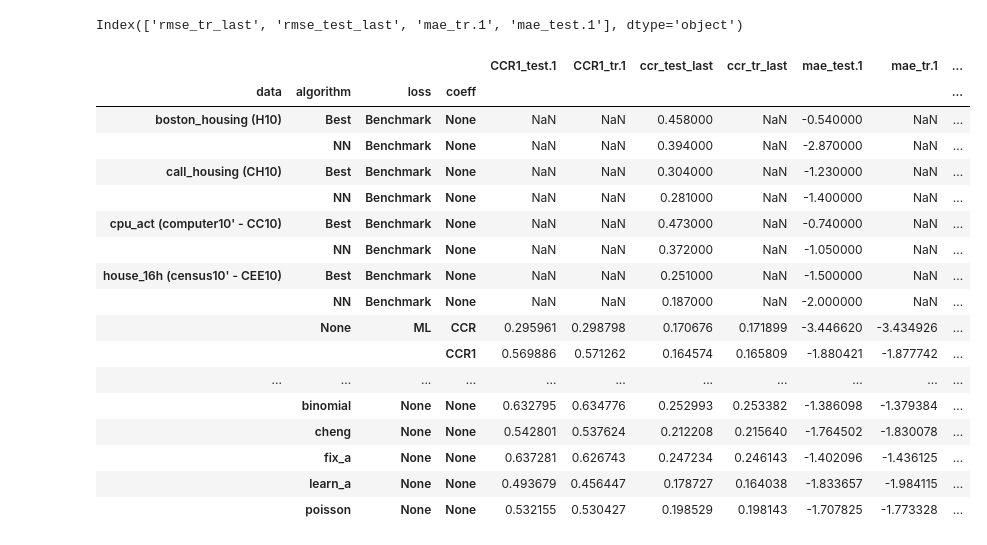
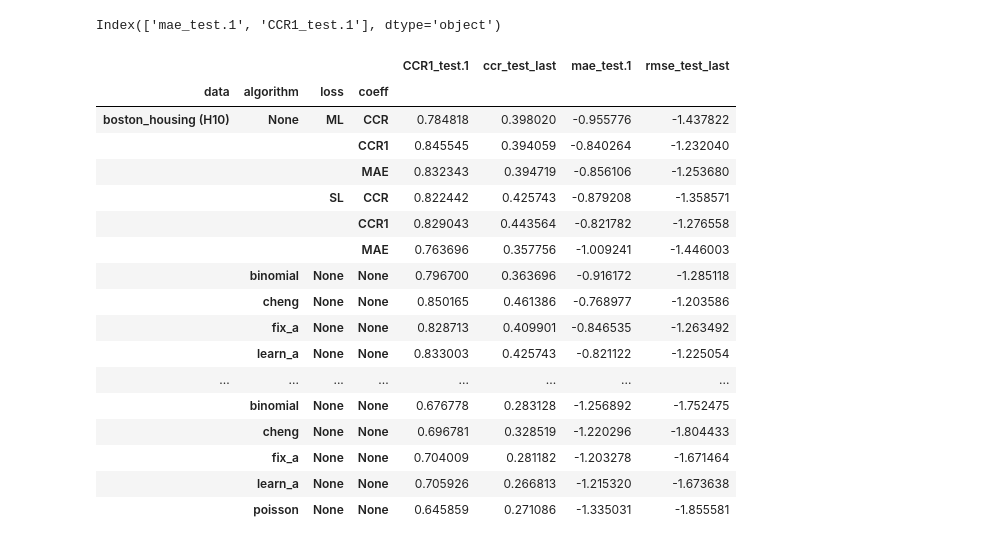
Before and after one commit to ozantezcan/Object-Counting-in-Amazon-Bin-Image-Dataset, a Jupyter notebook: analyze_excel.ipynb, the cells around one changed output. Drawn from its saved outputs; the diff is of its cells as text; code cells hidden in the pictures.

Commit message:
Compared the results with cheng, fix-a, learn-a etc. on ordinal regression datasets.

```diff
--- a/analyze_excel.ipynb
+++ b/analyze_excel.ipynb
@@ -4,7 +4,7 @@ import pandas as pd
 from IPython.display import display, HTML
 # %%
 #Read excel file
-dfs = pd.read_excel('./weight_comparison_with_baselines_23_Feb_2018.xlsx')
+dfs = pd.read_excel('./weight_comparison_with_baselines_25_Feb_2018.xlsx')
 dfs.head()
 
 tmp = dfs.columns.values
@@ -92,10 +92,10 @@ dfs_test
 # %%
 # Drop the unnecessary colums
 
-dfs_test = dfs_test.drop(['Date',  'hidden', 'dim' , 'num_classes', 'lr_init',
+dfs_test = dfs_test.drop(['Date',  'hidden', 'dim' , 'num_classes',
                       'Number of iter', 'loss_tr', 'loss_test', 'CCR_tr', 'CCR_test',
                       'rmse_tr', 'rmse_test', 'mae_tr', 'mae_test', 'CCR1_tr', 'CCR1_test',
-                      'last_iter' ], axis=1)
+                      'last_iter', 'CCR1_tr.1', 'ccr_tr_last', 'mae_tr.1', 'rmse_tr_last'  ], axis=1)
 #dfs_simple.head()
 
 #dfs_test = dfs_simple.drop(dfs_simple.columns[3:15], axis=1)
@@ -113,9 +113,9 @@ dfs_test_w_benchmark = dfs_test.append(dfs_benchmark)
 
 map_data = {'house_16h': 'house_16h (census10\' - CEE10)', 'house_16H': 'house_16h (census10\' - CEE10)',
             'cpu_act':'cpu_act (computer10\' - CC10)',
-            'boston_housing':'boston_housing (H10)', 'call_housing': 'call_housing (CH10)'}
+            'boston_housing':'boston_housing (H10)', 'call_housing': 'call_housing (CH10)','cal_housing': 'call_housing (CH10)'}
 dfs_test.data = [map_data[x] for x in dfs_test.data.values]
 dfs_test_w_benchmark.data = [map_data[x] for x in dfs_test_w_benchmark.data.values]
 
-dfs_test_w_benchmark.head()
+dfs_test_w_benchmark
 # %% [output]
@@ -128,34 +140,37 @@ dfs_test_w_benchmark.head()
 # %%
-dfs_test_mean = dfs_test.groupby(['data', 'algorithm', 'loss', 'coeff']).mean()
+dfs_test_mean = dfs_test.groupby(['data', 'algorithm', 'loss', 'coeff', 'lr_init']).mean()
+
 #Negate the rmse and mae columns
 print(dfs_test_mean.columns[2:6])
-dfs_test_mean[dfs_test_mean.columns[2:6]] = -dfs_test_mean[dfs_test_mean.columns[2:6]].values
+dfs_test_mean[['mae_test.1', 'rmse_test_last']] = -dfs_test_mean[['mae_test.1', 'rmse_test_last']].values
+dfs_test_mean = dfs_test_mean.groupby(['data', 'algorithm', 'loss', 'coeff']).max()
 
-dfs_test_w_benchmark_mean = dfs_test_w_benchmark.groupby(['data', 'algorithm', 'loss', 'coeff']).mean()
+dfs_test_w_benchmark_mean = dfs_test_w_benchmark.groupby(['data', 'algorithm', 'loss', 'coeff', 'lr_init']).mean()
 #Negate the rmse and mae columns
-dfs_test_w_benchmark_mean[dfs_test_mean.columns[2:6]] = -dfs_test_w_benchmark_mean[dfs_test_mean.columns[2:6]].values
+dfs_test_w_benchmark_mean[['mae_test.1', 'rmse_test_last']] = -dfs_test_w_benchmark_mean[['mae_test.1', 'rmse_test_last']].values
 
+dfs_test_w_benchmark_mean = dfs_test_w_benchmark_mean.groupby(['data', 'algorithm', 'loss', 'coeff']).max()
 dfs_test_w_benchmark_mean
 # %% [output]
-Index(['rmse_tr_last', 'rmse_test_last', 'mae_tr.1', 'mae_test.1'], dtype='object')
+Index(['mae_test.1', 'CCR1_test.1'], dtype='object')
-|  |  |  |  | CCR1_test.1 | CCR1_tr.1 | ccr_test_last | ccr_tr_last | mae_test.1 | mae_tr.1 | ... |
-| data | algorithm | loss | coeff |  |  |  |  |  |  | ... |
-| boston_housing (H10) | Best | Benchmark | None | NaN | NaN | 0.458000 | NaN | -0.540000 | NaN | ... |
-|  | NN | Benchmark | None | NaN | NaN | 0.394000 | NaN | -2.870000 | NaN | ... |
-| call_housing (CH10) | Best | Benchmark | None | NaN | NaN | 0.304000 | NaN | -1.230000 | NaN | ... |
-|  | NN | Benchmark | None | NaN | NaN | 0.281000 | NaN | -1.400000 | NaN | ... |
-| cpu_act (computer10' - CC10) | Best | Benchmark | None | NaN | NaN | 0.473000 | NaN | -0.740000 | NaN | ... |
-|  | NN | Benchmark | None | NaN | NaN | 0.372000 | NaN | -1.050000 | NaN | ... |
-| house_16h (census10' - CEE10) | Best | Benchmark | None | NaN | NaN | 0.251000 | NaN | -1.500000 | NaN | ... |
-|  | NN | Benchmark | None | NaN | NaN | 0.187000 | NaN | -2.000000 | NaN | ... |
-|  | None | ML | CCR | 0.295961 | 0.298798 | 0.170676 | 0.171899 | -3.446620 | -3.434926 | ... |
-|  |  |  | CCR1 | 0.569886 | 0.571262 | 0.164574 | 0.165809 | -1.880421 | -1.877742 | ... |
-| ... | ... | ... | ... | ... | ... | ... | ... | ... | ... | ... |
-|  | binomial | None | None | 0.632795 | 0.634776 | 0.252993 | 0.253382 | -1.386098 | -1.379384 | ... |
-|  | cheng | None | None | 0.542801 | 0.537624 | 0.212208 | 0.215640 | -1.764502 | -1.830078 | ... |
-|  | fix_a | None | None | 0.637281 | 0.626743 | 0.247234 | 0.246143 | -1.402096 | -1.436125 | ... |
-|  | learn_a | None | None | 0.493679 | 0.456447 | 0.178727 | 0.164038 | -1.833657 | -1.984115 | ... |
-|  | poisson | None | None | 0.532155 | 0.530427 | 0.198529 | 0.198143 | -1.707825 | -1.773328 | ... |
+|  |  |  |  | CCR1_test.1 | ccr_test_last | mae_test.1 | rmse_test_last |
+| data | algorithm | loss | coeff |  |  |  |  |
+| boston_housing (H10) | None | ML | CCR | 0.784818 | 0.398020 | -0.955776 | -1.437822 |
+|  |  |  | CCR1 | 0.845545 | 0.394059 | -0.840264 | -1.232040 |
+|  |  |  | MAE | 0.832343 | 0.394719 | -0.856106 | -1.253680 |
+|  |  | SL | CCR | 0.822442 | 0.425743 | -0.879208 | -1.358571 |
+|  |  |  | CCR1 | 0.829043 | 0.443564 | -0.821782 | -1.276558 |
+|  |  |  | MAE | 0.763696 | 0.357756 | -1.009241 | -1.446003 |
+|  | binomial | None | None | 0.796700 | 0.363696 | -0.916172 | -1.285118 |
+|  | cheng | None | None | 0.850165 | 0.461386 | -0.768977 | -1.203586 |
+|  | fix_a | None | None | 0.828713 | 0.409901 | -0.846535 | -1.263492 |
+|  | learn_a | None | None | 0.833003 | 0.425743 | -0.821122 | -1.225054 |
+| ... | ... | ... | ... | ... | ... | ... | ... |
+|  | binomial | None | None | 0.676778 | 0.283128 | -1.256892 | -1.752475 |
+|  | cheng | None | None | 0.696781 | 0.328519 | -1.220296 | -1.804433 |
+|  | fix_a | None | None | 0.704009 | 0.281182 | -1.203278 | -1.671464 |
+|  | learn_a | None | None | 0.705926 | 0.266813 | -1.215320 | -1.673638 |
+|  | poisson | None | None | 0.645859 | 0.271086 | -1.335031 | -1.855581 |
 # %%
 def highlight_max(data, color='yellow'):
     '''
```
Also changed, not shown: parts of 6 cells of this notebook, 1 other file.
